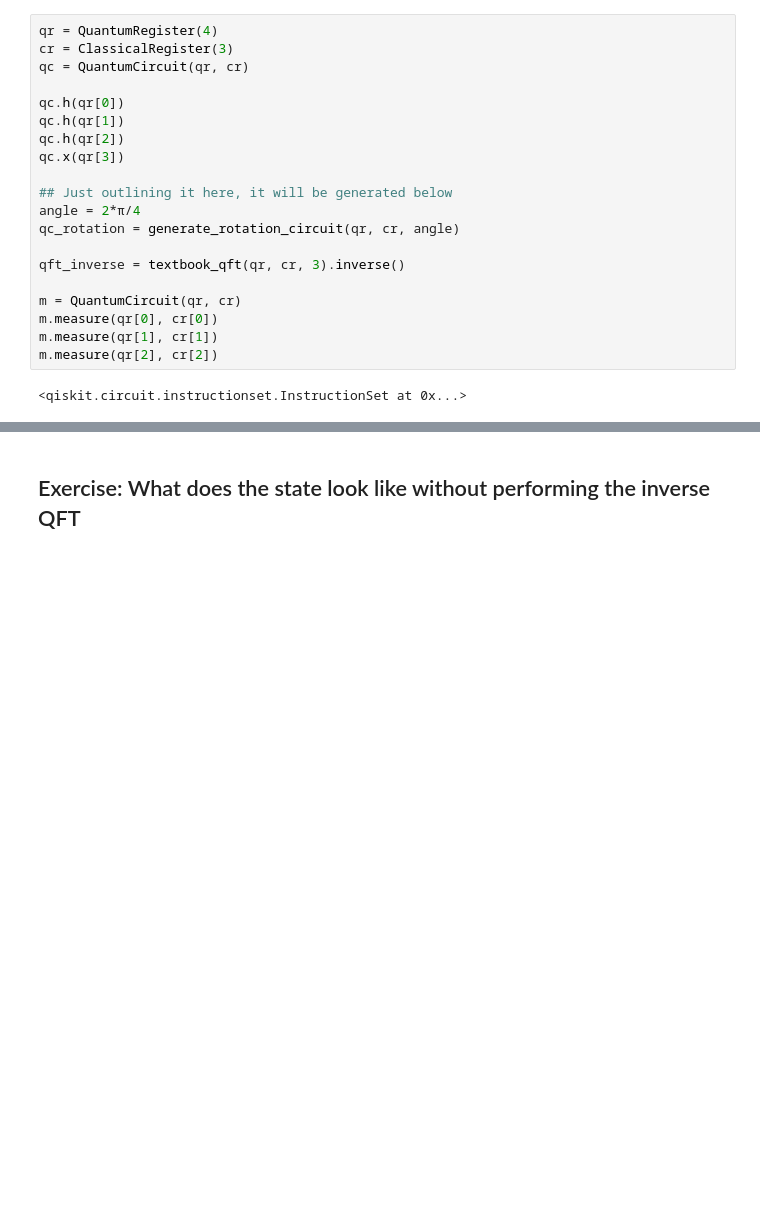
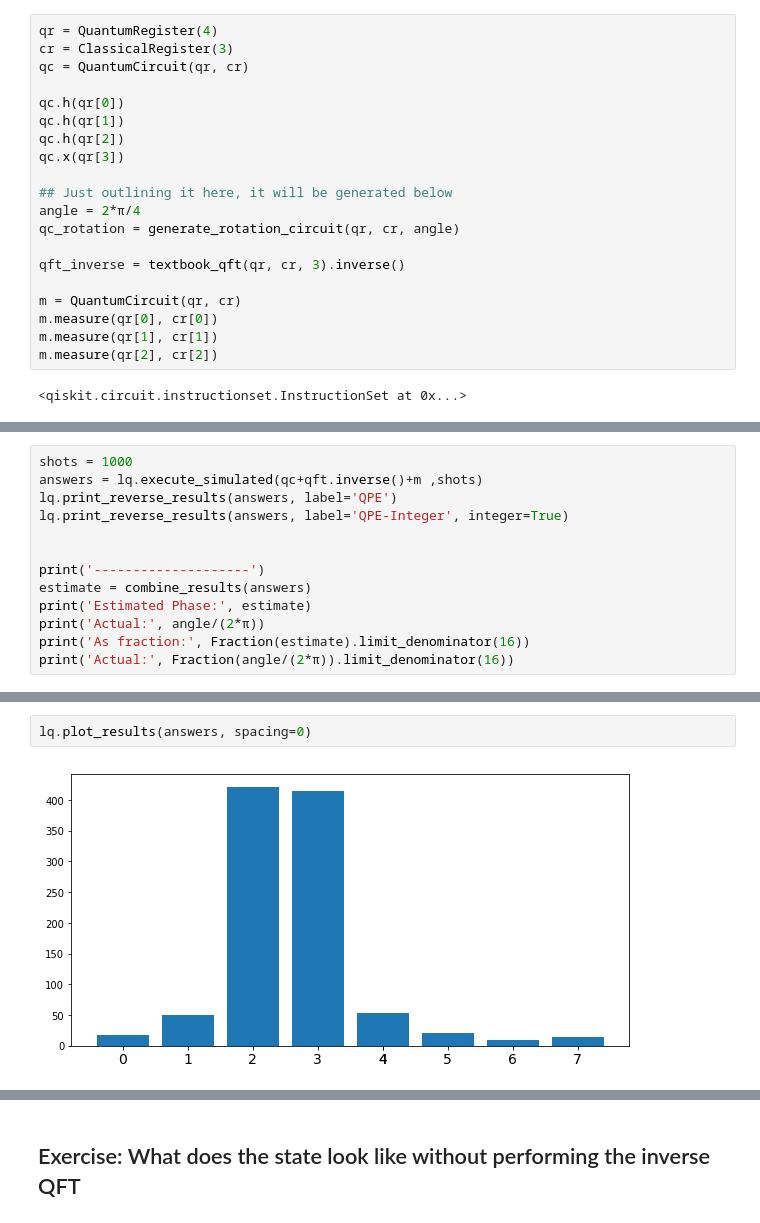
Before and after one commit to mtracy-quantum/learn_quantum, a Jupyter notebook: PhaseEstimation.ipynb, the cells around one changed output, grey strips where cells are left out. Saved outputs shown, nothing was run; the diff lists cells and outputs as text; blank space fills up the shorter version.

```diff
--- a/PhaseEstimation.ipynb
+++ b/PhaseEstimation.ipynb
@@ -558,3 +575,16 @@ m.measure(qr[1], cr[1])
 m.measure(qr[2], cr[2])
 # %% [output]
 <qiskit.circuit.instructionset.InstructionSet at 0x...>
+# %%
+shots = 1000
+answers = lq.execute_simulated(qc+qft.inverse()+m ,shots)
+lq.print_reverse_results(answers, label='QPE')
+lq.print_reverse_results(answers, label='QPE-Integer', integer=True)
+
+
+print('--------------------')
+estimate = combine_results(answers)
+print('Estimated Phase:', estimate)
+print('Actual:', angle/(2*π))
+print('As fraction:', Fraction(estimate).limit_denominator(16))
+print('Actual:', Fraction(angle/(2*π)).limit_denominator(16))
@@ -560,0 +599,4 @@ m.measure(qr[2], cr[2])
+# %%
+lq.plot_results(answers, spacing=0)
+# %% [output]
+[figure, added]
```
Also changed, not shown: parts of 35 cells of this notebook, 3 other files.
